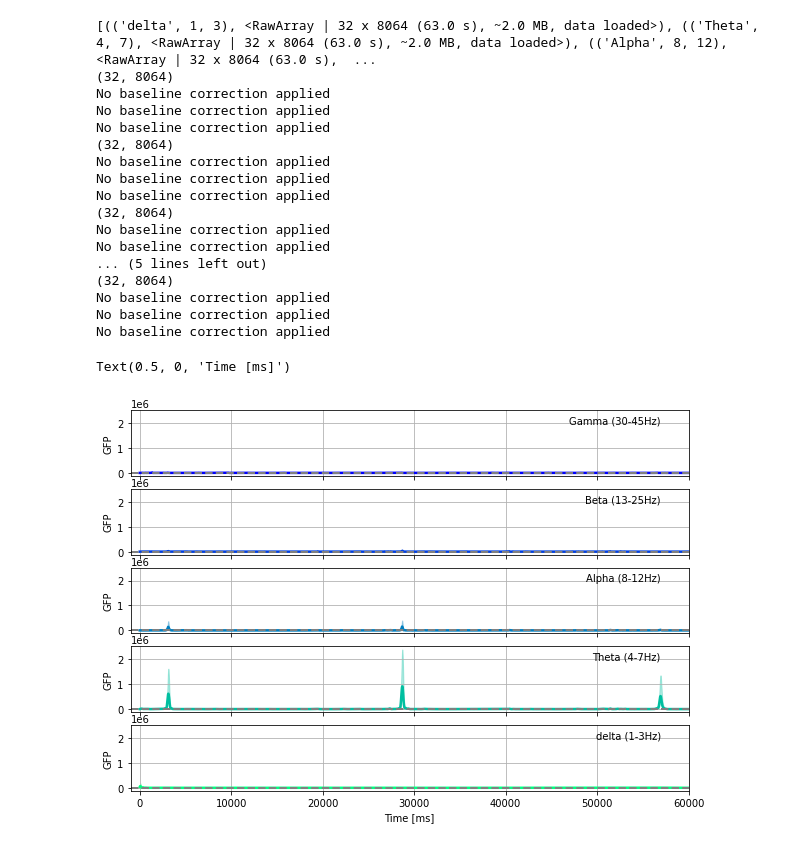
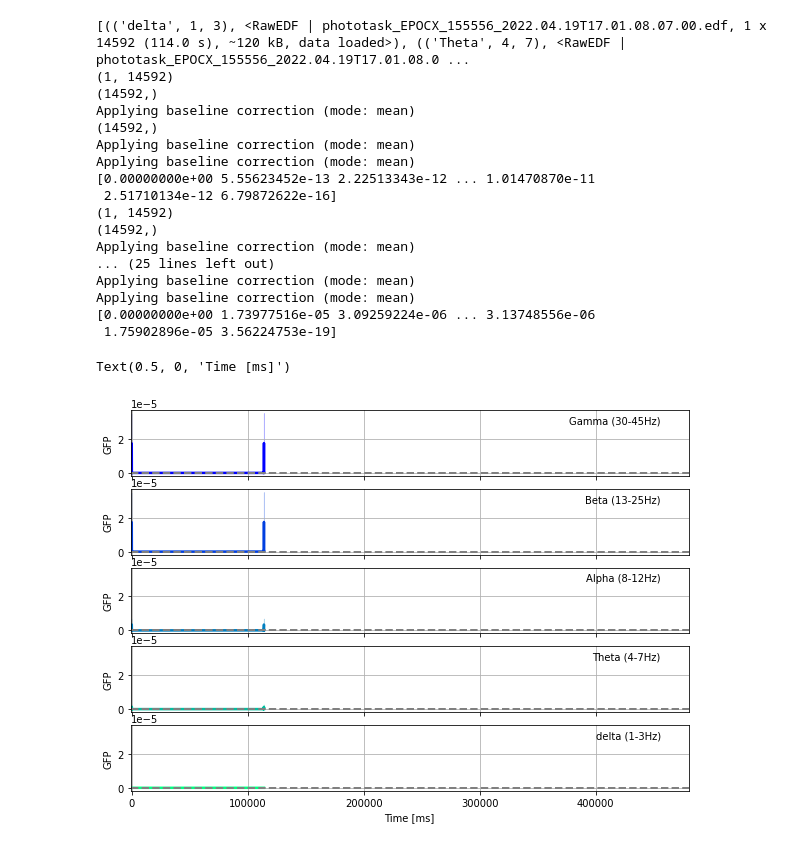
Before and after one commit to ChaseCarthen/EEG-Example-Workflow, a Jupyter notebook: examples.ipynb, the cells around one changed output. Cells and saved outputs as stored; diff of their text form; code cells hidden in the pictures.

```diff
--- a/examples.ipynb
+++ b/examples.ipynb
@@ -84,23 +57,24 @@ iter_freqs = [
     ('Beta', 13, 25),
     ('Gamma', 30, 45)
 ]
+#data.filter(2,45)
+#data.plot()
+#data.plot(fmin=8,fmax=12)
+event_id, tmin, tmax = 1, 0., 480.
+#events = mne.find_events(data, stim_channel='FC1', shortest_event=1)
+frequency_map = list()
 
-event_id, tmin, tmax = 1, 0., 60.
-events = mne.find_events(simulated_raw, stim_channel='Fp1', shortest_event=1)
-frequency_map = list()
+print(data.get_data()[0].min(), data.get_data()[0].max())
 
 for band, fmin, fmax in iter_freqs:
     print (band, fmin, fmax)
-    simulated_raw = mne.io.RawArray(channelData, info)
-    simulated_raw.filter(fmin,fmax)
+    data2 = data.copy()
 
-    epochs = mne.Epochs(simulated_raw, events, event_id, tmin, tmax, baseline=None,
-                        preload=True)
-
-    epochs.subtract_evoked()
+    #simulated_raw = mne.io.RawArray(channelData, info)
+    data2.filter(fmin,fmax,method='iir',iir_params = dict(order=4, ftype='elliptic',rp=0.1,rs=80))
+    data2.plot()
 
     # get analytic signal (envelope)
-    simulated_raw.apply_hilbert(envelope=True) # originally true # epochs here
-    frequency_map.append(((band, fmin, fmax), simulated_raw)) # epochs here
-    del epochs
+    data.apply_hilbert(envelope=True) # originally true # epochs here
+    frequency_map.append(((band, fmin, fmax), data2)) # epochs here
 # %% [output]
@@ -141,52 +142,56 @@ Subtracting Evoked from Epochs
 # %%
 def stat_fun(x):
     """Return sum of squares."""
     return np.sum(x ** 2, axis=0)
 
 
 # Plot
 print(frequency_map)
 fig, axes = plt.subplots(5, 1, figsize=(10, 7), sharex=True, sharey=True)
 colors = plt.get_cmap('winter_r')(np.linspace(0, 1, 5))
 for ((freq_name, fmin, fmax), average), color, ax in zip(
         frequency_map, colors, axes.ravel()[::-1]):
     times = average.times * 1e3
     print(average.get_data().shape)
     gfp = np.sum(average.get_data() ** 2, axis=0)
-    gfp = mne.baseline.rescale(gfp, times, baseline=None)
+    print(gfp.shape)
+    gfp = mne.baseline.rescale(gfp, times, baseline=(None,0))
+    print(gfp.shape)
+    #gfp *= 1000
     ax.plot(times, gfp, label=freq_name, color=color, linewidth=2.5)
     ax.axhline(0, linestyle='--', color='grey', linewidth=2)
     ci_low, ci_up = bootstrap_confidence_interval(average.get_data(), random_state=0,
                                                   stat_fun=stat_fun)
-    ci_low = rescale(ci_low, average.times, baseline=None)
-    ci_up = rescale(ci_up, average.times, baseline=None)
+    ci_low = rescale(ci_low, average.times, baseline=(None,0))
+    ci_up = rescale(ci_up, average.times, baseline=(None,0))
+    print(gfp)
     ax.fill_between(times, gfp + ci_up, gfp - ci_low, color=color, alpha=0.3)
     ax.grid(True)
     ax.set_ylabel('GFP')
     ax.annotate('%s (%d-%dHz)' % (freq_name, fmin, fmax),
                 xy=(0.95, 0.8),
                 horizontalalignment='right',
                 xycoords='axes fraction')
-    ax.set_xlim(-1000, 60000)
+    ax.set_xlim(-1000, 480000)
 
 axes.ravel()[-1].set_xlabel('Time [ms]')
 # %% [output]
-[(('delta', 1, 3), <RawArray | 32 x 8064 (63.0 s), ~2.0 MB, data loaded>), (('Theta', 4, 7), <RawArray | 32 x 8064 (63.0 s), ~2.0 MB, data loaded>), (('Alpha', 8, 12), <RawArray | 32 x 8064 (63.0 s),  ...
-(32, 8064)
-No baseline correction applied
-No baseline correction applied
-No baseline correction applied
-(32, 8064)
-No baseline correction applied
-No baseline correction applied
-No baseline correction applied
-(32, 8064)
-No baseline correction applied
-No baseline correction applied
-... (5 lines left out)
-(32, 8064)
-No baseline correction applied
-No baseline correction applied
-No baseline correction applied
+[(('delta', 1, 3), <RawEDF | phototask_EPOCX_155556_2022.04.19T17.01.08.07.00.edf, 1 x 14592 (114.0 s), ~120 kB, data loaded>), (('Theta', 4, 7), <RawEDF | phototask_EPOCX_155556_2022.04.19T17.01.08.0 ...
+(1, 14592)
+(14592,)
+Applying baseline correction (mode: mean)
+(14592,)
+Applying baseline correction (mode: mean)
+Applying baseline correction (mode: mean)
+[0.00000000e+00 5.55623452e-13 2.22513343e-12 ... 1.01470870e-11
+ 2.51710134e-12 6.79872622e-16]
+(1, 14592)
+(14592,)
+Applying baseline correction (mode: mean)
+... (25 lines left out)
+Applying baseline correction (mode: mean)
+Applying baseline correction (mode: mean)
+[0.00000000e+00 1.73977516e-05 3.09259224e-06 ... 3.13748556e-06
+ 1.75902896e-05 3.56224753e-19]
 Text(0.5, 0, 'Time [ms]')
-[figure, old version]
+[figure, new version]
```
Also changed, not shown: parts of 18 cells of this notebook.
